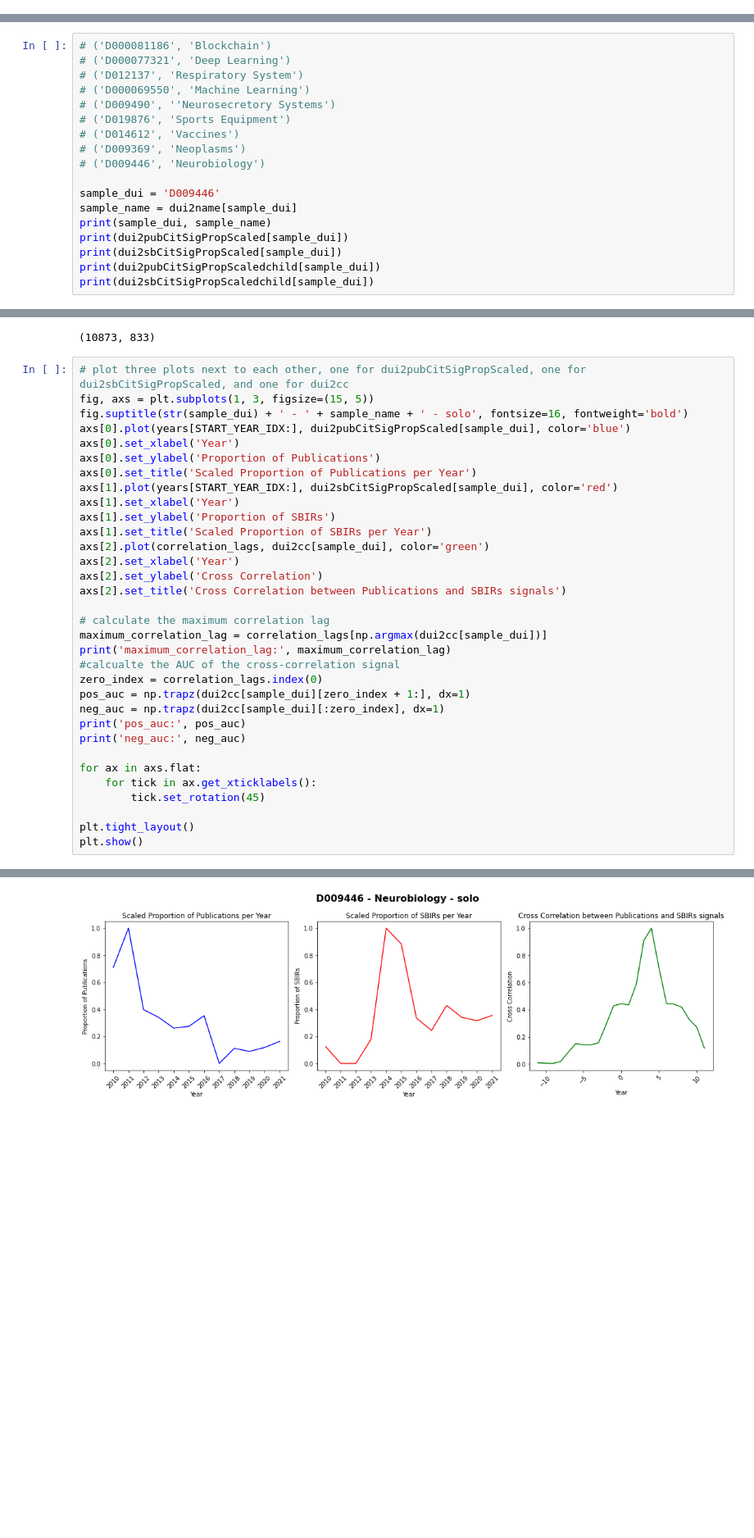
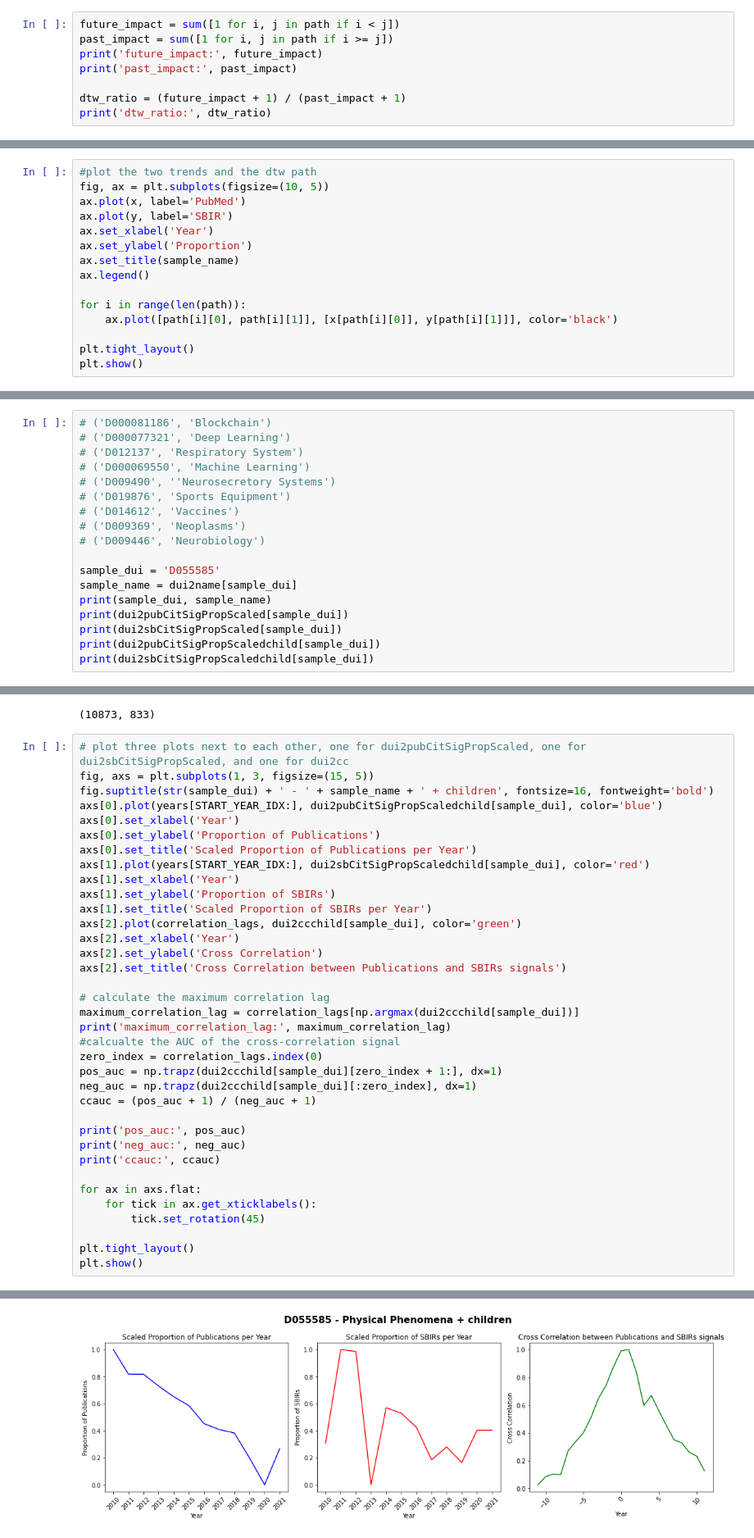
Before and after one commit to HAAIL/science-impacts-industry, a Jupyter notebook: Citation Analysis.ipynb, the cells around one changed output, grey strips where cells are left out. Shown at 82% size. Cells and saved outputs as stored; diff of their text form; blank space fills up the shorter version.

```diff
--- a/Citation Analysis.ipynb
+++ b/Citation Analysis.ipynb
@@ -548,0 +923,8 @@ print(dui2sbCitSigPropScaledchild[sample_dui])
+# %%
+future_impact = sum([1 for i, j in path if i < j])
+past_impact = sum([1 for i, j in path if i >= j])
+print('future_impact:', future_impact)
+print('past_impact:', past_impact)
+
+dtw_ratio = (future_impact + 1) / (past_impact + 1)
+print('dtw_ratio:', dtw_ratio)
@@ -548,0 +935,15 @@ print(dui2sbCitSigPropScaledchild[sample_dui])
+# %%
+#plot the two trends and the dtw path
+fig, ax = plt.subplots(figsize=(10, 5))
+ax.plot(x, label='PubMed')
+ax.plot(y, label='SBIR')
+ax.set_xlabel('Year')
+ax.set_ylabel('Proportion')
+ax.set_title(sample_name)
+ax.legend()
+
+for i in range(len(path)):
+    ax.plot([path[i][0], path[i][1]], [x[path[i][0]], y[path[i][1]]], color='black')
+
+plt.tight_layout()
+plt.show()
@@ -634,7 +1186,7 @@ Loaded dui2cc and dui2ccchild.
 # ('D009369', 'Neoplasms')
 # ('D009446', 'Neurobiology')
 
-sample_dui = 'D009446'
+sample_dui = 'D055585'
 sample_name = dui2name[sample_dui]
 print(sample_dui, sample_name)
 print(dui2pubCitSigPropScaled[sample_dui])
@@ -658,29 +1210,32 @@ len(dui2sbCitSigPropScaled), c
 # %%
 # plot three plots next to each other, one for dui2pubCitSigPropScaled, one for dui2sbCitSigPropScaled, and one for dui2cc
 fig, axs = plt.subplots(1, 3, figsize=(15, 5))
-fig.suptitle(str(sample_dui) + ' - ' + sample_name + ' - solo', fontsize=16, fontweight='bold')
-axs[0].plot(years[START_YEAR_IDX:], dui2pubCitSigPropScaled[sample_dui], color='blue')
+fig.suptitle(str(sample_dui) + ' - ' + sample_name + ' + children', fontsize=16, fontweight='bold')
+axs[0].plot(years[START_YEAR_IDX:], dui2pubCitSigPropScaledchild[sample_dui], color='blue')
 axs[0].set_xlabel('Year')
 axs[0].set_ylabel('Proportion of Publications')
 axs[0].set_title('Scaled Proportion of Publications per Year')
-axs[1].plot(years[START_YEAR_IDX:], dui2sbCitSigPropScaled[sample_dui], color='red')
+axs[1].plot(years[START_YEAR_IDX:], dui2sbCitSigPropScaledchild[sample_dui], color='red')
 axs[1].set_xlabel('Year')
 axs[1].set_ylabel('Proportion of SBIRs')
 axs[1].set_title('Scaled Proportion of SBIRs per Year')
-axs[2].plot(correlation_lags, dui2cc[sample_dui], color='green')
+axs[2].plot(correlation_lags, dui2ccchild[sample_dui], color='green')
 axs[2].set_xlabel('Year')
 axs[2].set_ylabel('Cross Correlation')
 axs[2].set_title('Cross Correlation between Publications and SBIRs signals')
 
 # calculate the maximum correlation lag
-maximum_correlation_lag = correlation_lags[np.argmax(dui2cc[sample_dui])]
+maximum_correlation_lag = correlation_lags[np.argmax(dui2ccchild[sample_dui])]
 print('maximum_correlation_lag:', maximum_correlation_lag)
 #calcualte the AUC of the cross-correlation signal
 zero_index = correlation_lags.index(0)
-pos_auc = np.trapz(dui2cc[sample_dui][zero_index + 1:], dx=1)
-neg_auc = np.trapz(dui2cc[sample_dui][:zero_index], dx=1)
+pos_auc = np.trapz(dui2ccchild[sample_dui][zero_index + 1:], dx=1)
+neg_auc = np.trapz(dui2ccchild[sample_dui][:zero_index], dx=1)
+ccauc = (pos_auc + 1) / (neg_auc + 1)
+
 print('pos_auc:', pos_auc)
 print('neg_auc:', neg_auc)
+print('ccauc:', ccauc)
 
 for ax in axs.flat:
     for tick in ax.get_xticklabels():
@@ -695,4 +1251,4 @@ neg_auc: 1.220014058418115
-[figure, old version]
+[figure, new version]
 # %%
 # create dui2mcclag and dui2mcclagchild
 dui2mcclag = {}
```
Also changed, not shown: parts of 31 cells of this notebook.
